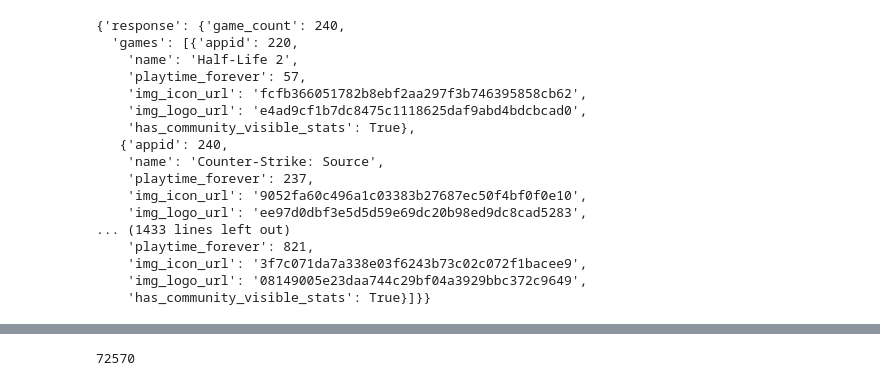
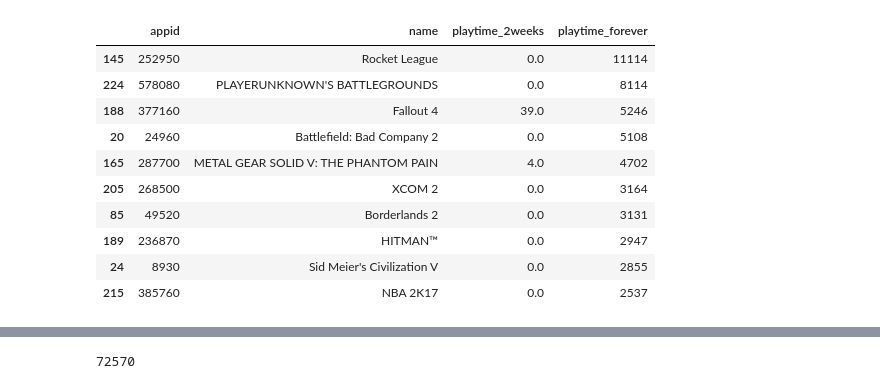
Before and after one commit to micsab/Game-Recommendation-Engine, a Jupyter notebook: api_test.ipynb, the cells around one changed output, grey strips where cells are left out. Cells and saved outputs as stored; diff of their text form; code cells hidden in the pictures.

```diff
--- a/api_test.ipynb
+++ b/api_test.ipynb
@@ -4,3 +7,5 @@ from steam.api import interface
 steam.api.key.set('FC864146AEF094845C669F86F0B20CFF')
 # %%
 games = interface('IPlayerService').GetOwnedGames(steamid=76561197974553664, include_appinfo=1)
+my_games = games['response']['games']
+my_games
@@ -7,20 +29,0 @@ games = interface('IPlayerService').GetOwnedGames(steamid=76561197974553664, inc
-# %%
-games
-# %% [output]
-{'response': {'game_count': 240,
-  'games': [{'appid': 220,
-    'name': 'Half-Life 2',
-    'playtime_forever': 57,
-    'img_icon_url': 'fcfb366051782b8ebf2aa297f3b746395858cb62',
-    'img_logo_url': 'e4ad9cf1b7dc8475c1118625daf9abd4bdcbcad0',
-    'has_community_visible_stats': True},
-   {'appid': 240,
-    'name': 'Counter-Strike: Source',
-    'playtime_forever': 237,
-    'img_icon_url': '9052fa60c496a1c03383b27687ec50f4bf0f0e10',
-    'img_logo_url': 'ee97d0dbf3e5d5d59e69dc20b98ed9dc8cad5283',
-... (1433 lines left out)
-    'playtime_forever': 821,
-    'img_icon_url': '3f7c071da7a338e03f6243b73c02c072f1bacee9',
-    'img_logo_url': '08149005e23daa744c29bf04a3929bbc372c9649',
-    'has_community_visible_stats': True}]}}
@@ -28,0 +33,19 @@ da_stats = interface('ISteamUserStats').GetSchemaForGame(appid=588650)
+# %%
+game_table = pd.DataFrame(my_games)
+game_table = game_table.sort_values(by=['playtime_forever'], ascending=False)
+game_table = game_table.fillna(0)
+game_table = game_table.drop(['has_community_visible_stats', 'img_icon_url', 'img_logo_url'], axis=1)
+# %%
+game_table.head(10)
+# %% [output]
+|  | appid | name | playtime_2weeks | playtime_forever |
+| 145 | 252950 | Rocket League | 0.0 | 11114 |
+| 224 | 578080 | PLAYERUNKNOWN'S BATTLEGROUNDS | 0.0 | 8114 |
+| 188 | 377160 | Fallout 4 | 39.0 | 5246 |
+| 20 | 24960 | Battlefield: Bad Company 2 | 0.0 | 5108 |
+| 165 | 287700 | METAL GEAR SOLID V: THE PHANTOM PAIN | 4.0 | 4702 |
+| 205 | 268500 | XCOM 2 | 0.0 | 3164 |
+| 85 | 49520 | Borderlands 2 | 0.0 | 3131 |
+| 189 | 236870 | HITMAN™ | 0.0 | 2947 |
+| 24 | 8930 | Sid Meier's Civilization V | 0.0 | 2855 |
+| 215 | 385760 | NBA 2K17 | 0.0 | 2537 |
```
Also changed, not shown: parts of 7 cells of this notebook, 17 other files.
